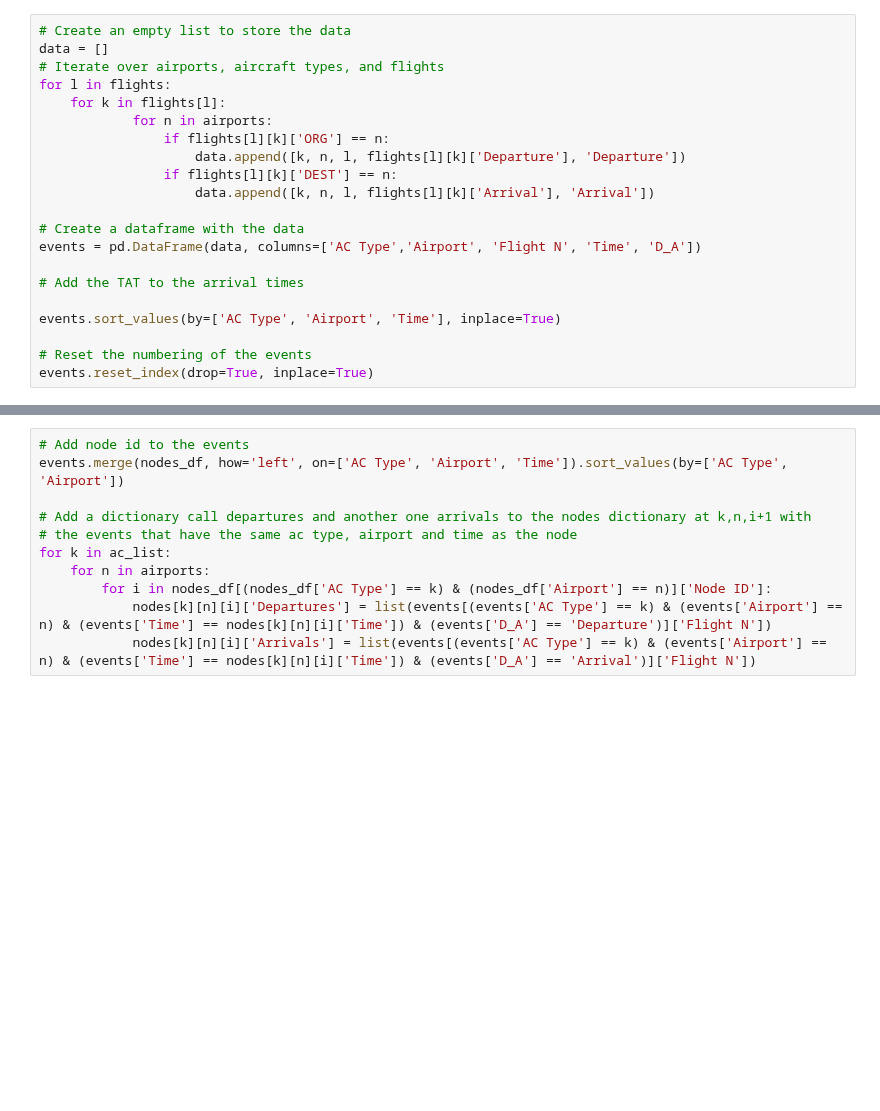
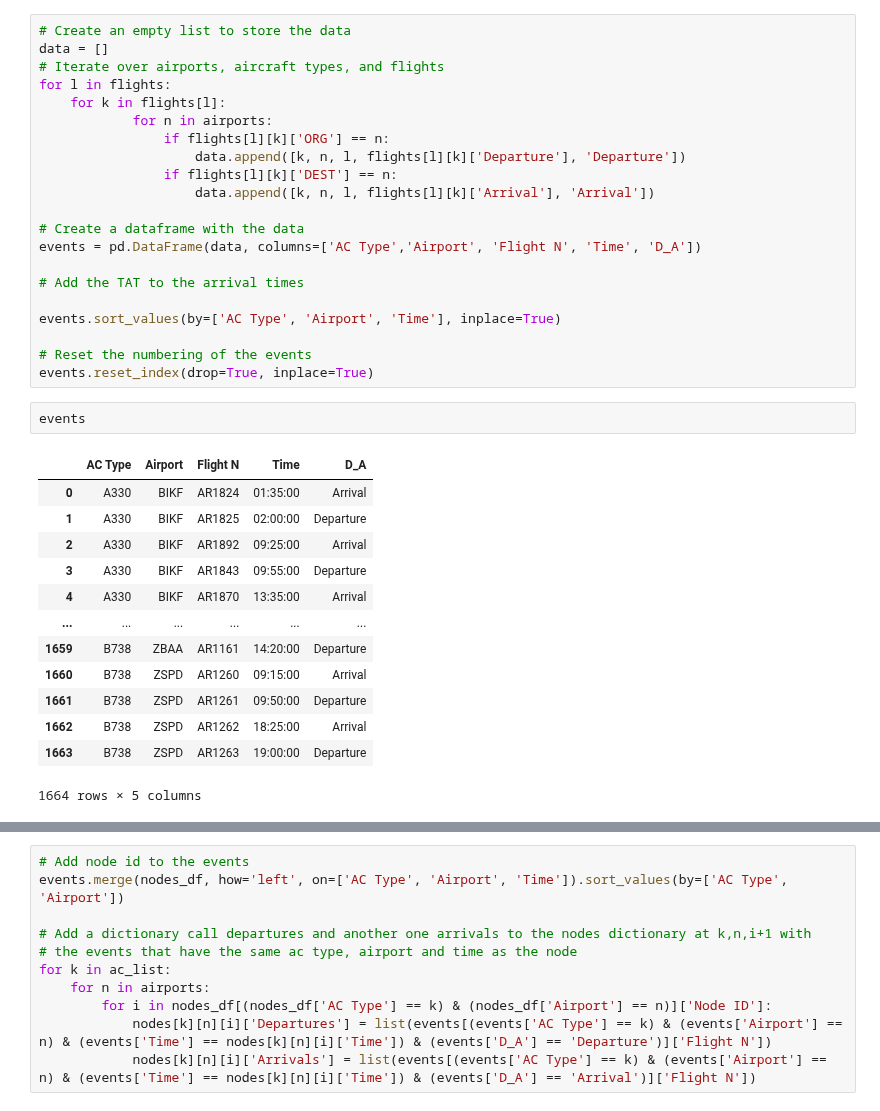
Before and after one commit to allanguzmanf/AE4426, a Jupyter notebook: Assignment/Assignment_P2.ipynb, the cells around one changed output, grey strips where cells are left out. Drawn from its saved outputs; the diff is of its cells as text; blank space fills up the shorter version.

```diff
--- a/Assignment/Assignment_P2.ipynb
+++ b/Assignment/Assignment_P2.ipynb
@@ -128,6 +128,22 @@ events.sort_values(by=['AC Type', 'Airport', 'Time'], inplace=True)
 
 # Reset the numbering of the events
 events.reset_index(drop=True, inplace=True)
+# %%
+events
+# %% [output]
+|  | AC Type | Airport | Flight N | Time | D_A |
+| 0 | A330 | BIKF | AR1824 | 01:35:00 | Arrival |
+| 1 | A330 | BIKF | AR1825 | 02:00:00 | Departure |
+| 2 | A330 | BIKF | AR1892 | 09:25:00 | Arrival |
+| 3 | A330 | BIKF | AR1843 | 09:55:00 | Departure |
+| 4 | A330 | BIKF | AR1870 | 13:35:00 | Arrival |
+| ... | ... | ... | ... | ... | ... |
+| 1659 | B738 | ZBAA | AR1161 | 14:20:00 | Departure |
+| 1660 | B738 | ZSPD | AR1260 | 09:15:00 | Arrival |
+| 1661 | B738 | ZSPD | AR1261 | 09:50:00 | Departure |
+| 1662 | B738 | ZSPD | AR1262 | 18:25:00 | Arrival |
+| 1663 | B738 | ZSPD | AR1263 | 19:00:00 | Departure |
+1664 rows × 5 columns
 # %%
 # For each airport and aircraft type i need to create a loop of ground arcs, each starting from the last event and ending at the next event, if there is no more events then the last ground arc is the overnight arc and it ends at the first event of the next day (first event of the next day is the first event of the same airport and aircraft type)
 
```
Also changed, not shown: parts of 26 cells of this notebook.
